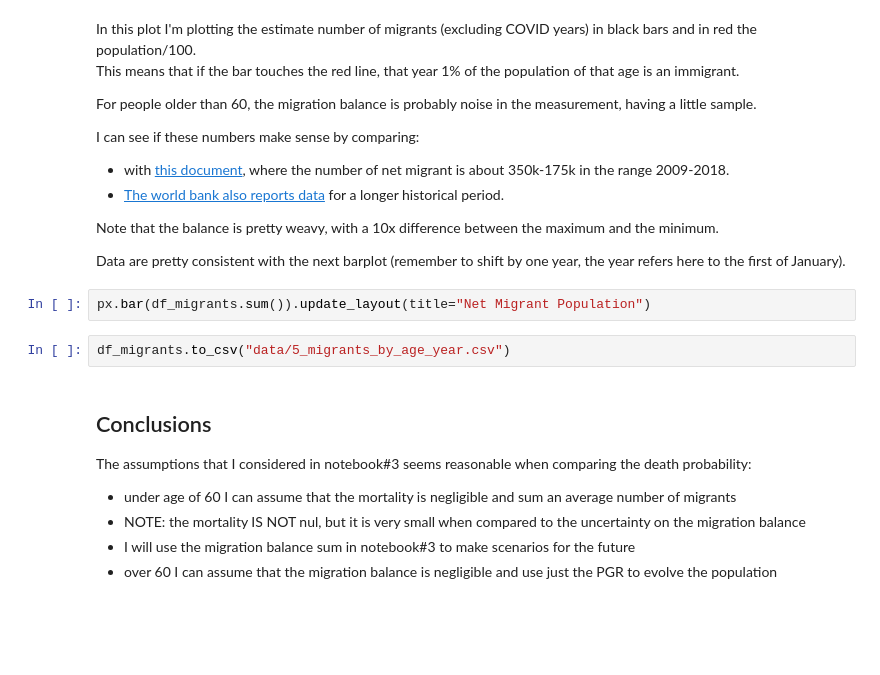
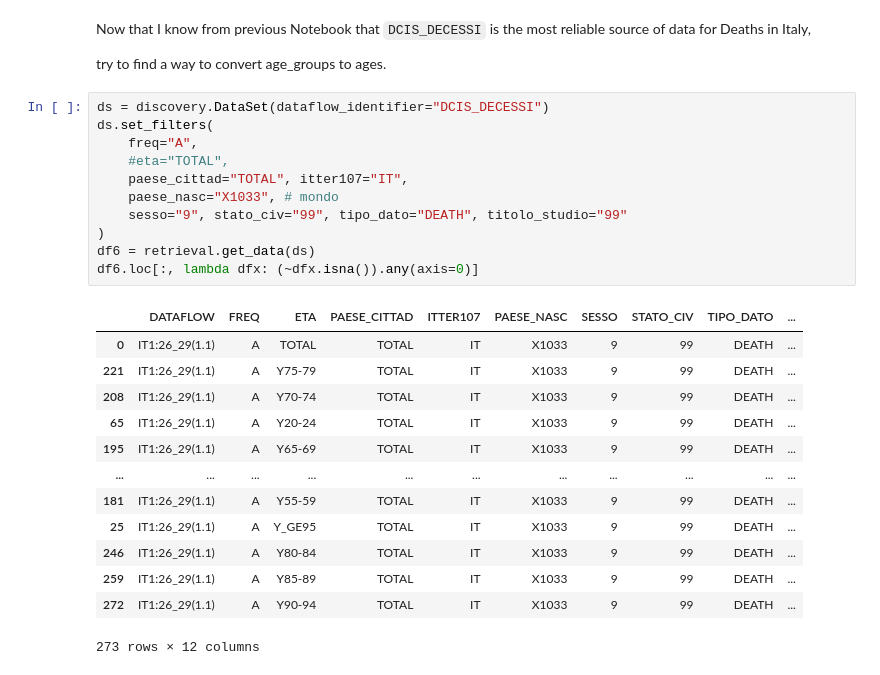
Before and after one commit to danieleongari/demographic_model_page, a Jupyter notebook: notebooks/1_yinvestigating_italian_deaths_migrants.ipynb, the cells around one changed output. Saved outputs shown, nothing was run; the diff lists cells and outputs as text; blank space fills up the shorter version.

```diff
--- a/notebooks/5_mortality_and_pgr.ipynb
+++ b/notebooks/1_yinvestigating_italian_deaths_migrants.ipynb
@@ -248,25 +34,29 @@ plt.show()
-# %% [markdown]
-In this plot I'm plotting the estimate number of migrants (excluding COVID years) in black bars and in red the population/100. <br>
-This means that if the bar touches the red line, that year 1% of the population of that age is an immigrant.
-
-For people older than 60, the migration balance is probably noise in the measurement, having a little sample.
-
-I can see if these numbers make sense by comparing:
--  with [this document](https://www.istat.it/it/files//2020/05/Migrazioni_EN.pdf), where the number of net migrant is about 350k-175k in the range 2009-2018.
-- [The world bank also reports data](https://data.worldbank.org/indicator/SM.POP.NETM?locations=IT) for a longer historical period.
-
-Note that the balance is pretty weavy, with a 10x difference between the maximum and the minimum.
-
-Data are pretty consistent with the next barplot (remember to shift by one year, the year refers here to the first of January).
-# %%
-px.bar(df_migrants.sum()).update_layout(title="Net Migrant Population")
-# %%
-df_migrants.to_csv("data/5_migrants_by_age_year.csv")
-# %% [markdown]
-## Conclusions
-
-The assumptions that I considered in notebook#3 seems reasonable when comparing the death probability:
-- under age of 60 I can assume that the mortality is negligible and sum an average number of migrants
-- NOTE: the mortality IS NOT nul, but it is very small when compared to the uncertainty on the migration balance
-- I will use the migration balance sum in notebook#3 to make scenarios for the future
-- over 60 I can assume that the migration balance is negligible and use just the PGR to evolve the population
+# %% [markdown]
+Now that I know from previous Notebook that `DCIS_DECESSI` is the most reliable source of data for Deaths in Italy,
+
+try to find a way to convert age_groups to ages.
+# %%
+ds = discovery.DataSet(dataflow_identifier="DCIS_DECESSI")
+ds.set_filters(
+    freq="A",
+    #eta="TOTAL",
+    paese_cittad="TOTAL", itter107="IT",
+    paese_nasc="X1033", # mondo
+    sesso="9", stato_civ="99", tipo_dato="DEATH", titolo_studio="99"
+)
+df6 = retrieval.get_data(ds)
+df6.loc[:, lambda dfx: (~dfx.isna()).any(axis=0)]
+# %% [output]
+|  | DATAFLOW | FREQ | ETA | PAESE_CITTAD | ITTER107 | PAESE_NASC | SESSO | STATO_CIV | TIPO_DATO | ... |
+| 0 | IT1:26_29(1.1) | A | TOTAL | TOTAL | IT | X1033 | 9 | 99 | DEATH | ... |
+| 221 | IT1:26_29(1.1) | A | Y75-79 | TOTAL | IT | X1033 | 9 | 99 | DEATH | ... |
+| 208 | IT1:26_29(1.1) | A | Y70-74 | TOTAL | IT | X1033 | 9 | 99 | DEATH | ... |
+| 65 | IT1:26_29(1.1) | A | Y20-24 | TOTAL | IT | X1033 | 9 | 99 | DEATH | ... |
+| 195 | IT1:26_29(1.1) | A | Y65-69 | TOTAL | IT | X1033 | 9 | 99 | DEATH | ... |
+| ... | ... | ... | ... | ... | ... | ... | ... | ... | ... | ... |
+| 181 | IT1:26_29(1.1) | A | Y55-59 | TOTAL | IT | X1033 | 9 | 99 | DEATH | ... |
+| 25 | IT1:26_29(1.1) | A | Y_GE95 | TOTAL | IT | X1033 | 9 | 99 | DEATH | ... |
+| 246 | IT1:26_29(1.1) | A | Y80-84 | TOTAL | IT | X1033 | 9 | 99 | DEATH | ... |
+| 259 | IT1:26_29(1.1) | A | Y85-89 | TOTAL | IT | X1033 | 9 | 99 | DEATH | ... |
+| 272 | IT1:26_29(1.1) | A | Y90-94 | TOTAL | IT | X1033 | 9 | 99 | DEATH | ... |
+273 rows × 12 columns
```
Also changed, not shown: parts of 20 cells of this notebook, 1 other file.
